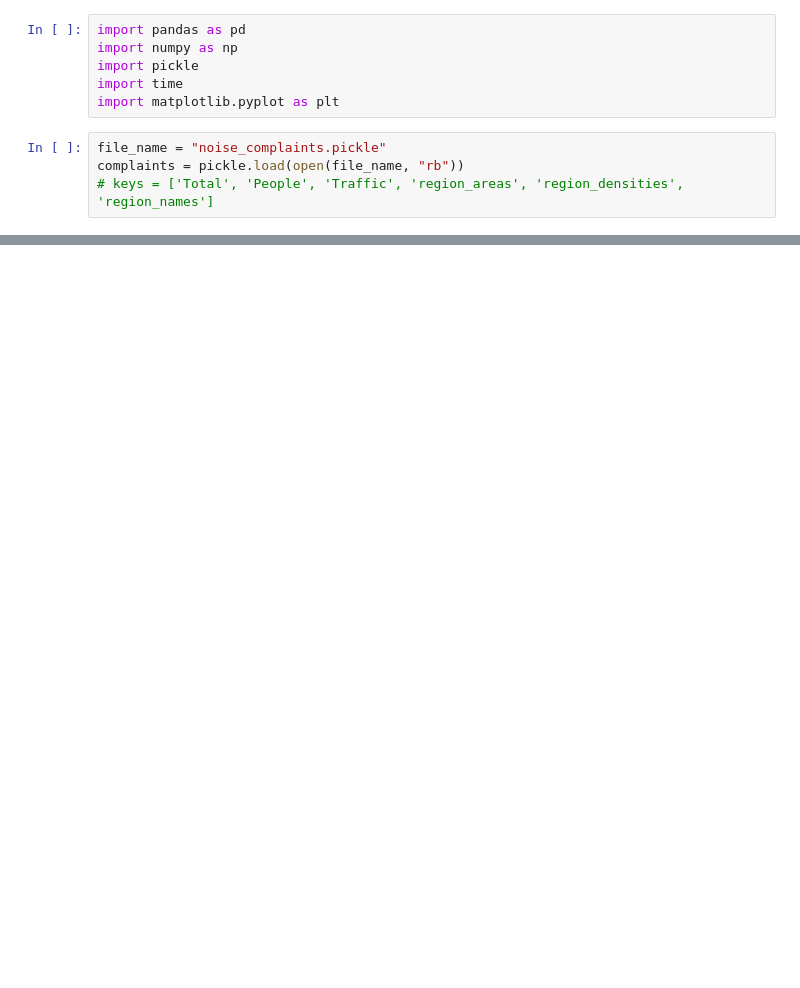
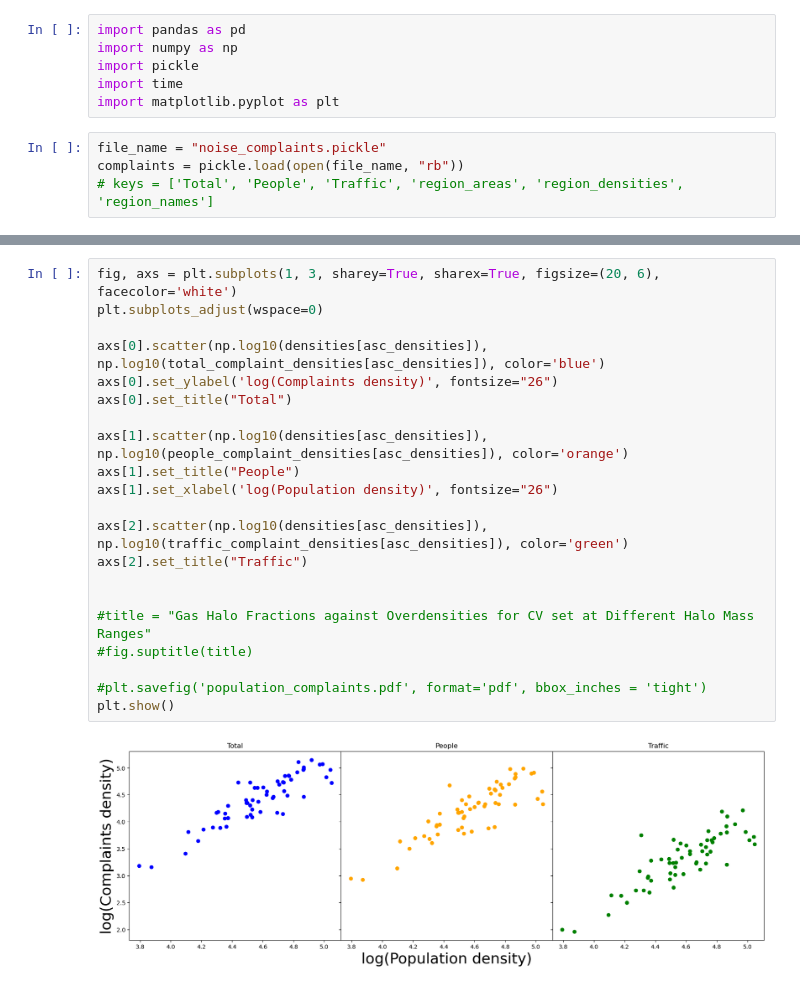
Before and after one commit to nicolem321/Noise-Pollution-Predictive-Model-NYC, a Jupyter notebook: raw_data_plots.ipynb, the cells around one changed output, grey strips where cells are left out. Saved outputs shown, nothing was run; the diff lists cells and outputs as text; blank space fills up the shorter version.

```diff
--- a/raw_data_plots.ipynb
+++ b/raw_data_plots.ipynb
@@ -45,0 +63,23 @@ Text(0, 0.5, 'Complaint density')
+# %%
+fig, axs = plt.subplots(1, 3, sharey=True, sharex=True, figsize=(20, 6), facecolor='white')
+plt.subplots_adjust(wspace=0)
+
+axs[0].scatter(np.log10(densities[asc_densities]), np.log10(total_complaint_densities[asc_densities]), color='blue')
+axs[0].set_ylabel('log(Complaints density)', fontsize="26")
+axs[0].set_title("Total")
+
+axs[1].scatter(np.log10(densities[asc_densities]), np.log10(people_complaint_densities[asc_densities]), color='orange')
+axs[1].set_title("People")
+axs[1].set_xlabel('log(Population density)', fontsize="26")
+
+axs[2].scatter(np.log10(densities[asc_densities]), np.log10(traffic_complaint_densities[asc_densities]), color='green')
+axs[2].set_title("Traffic")
+
+
+#title = "Gas Halo Fractions against Overdensities for CV set at Different Halo Mass Ranges"
+#fig.suptitle(title)
+
+#plt.savefig('population_complaints.pdf', format='pdf', bbox_inches = 'tight')
+plt.show()
+# %% [output]
+[figure, added]
```
Also changed, not shown: parts of 3 cells of this notebook.
